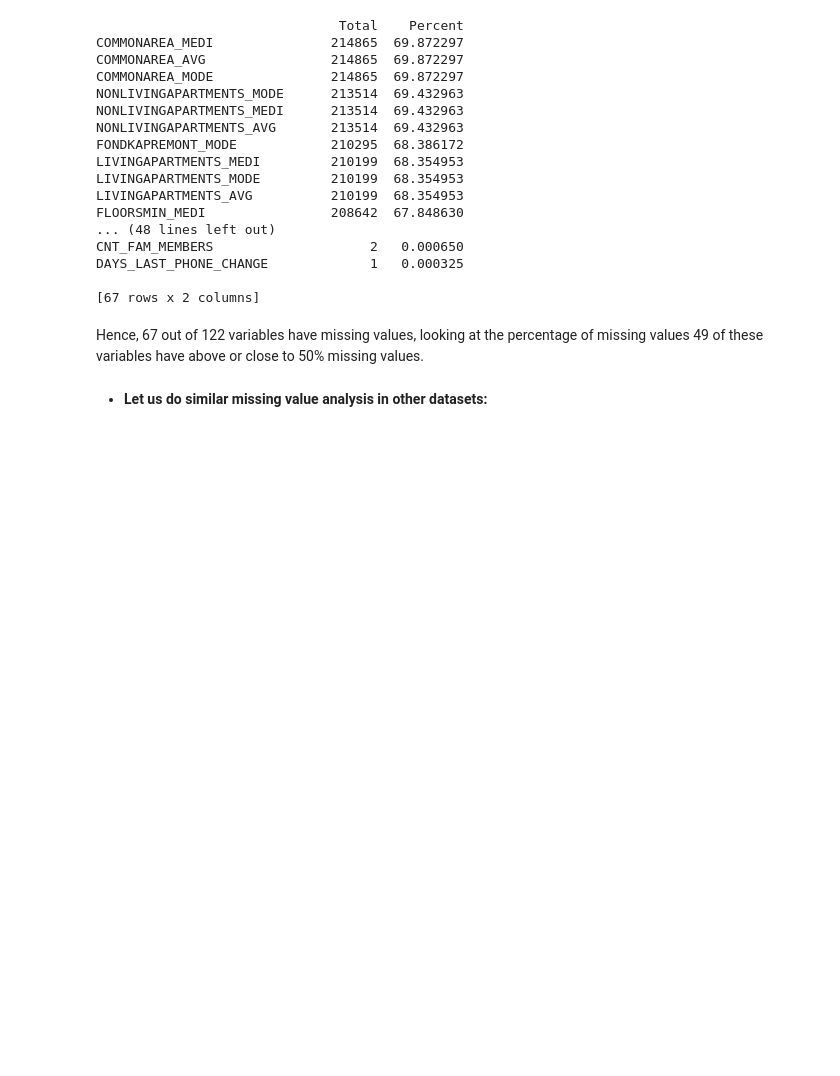
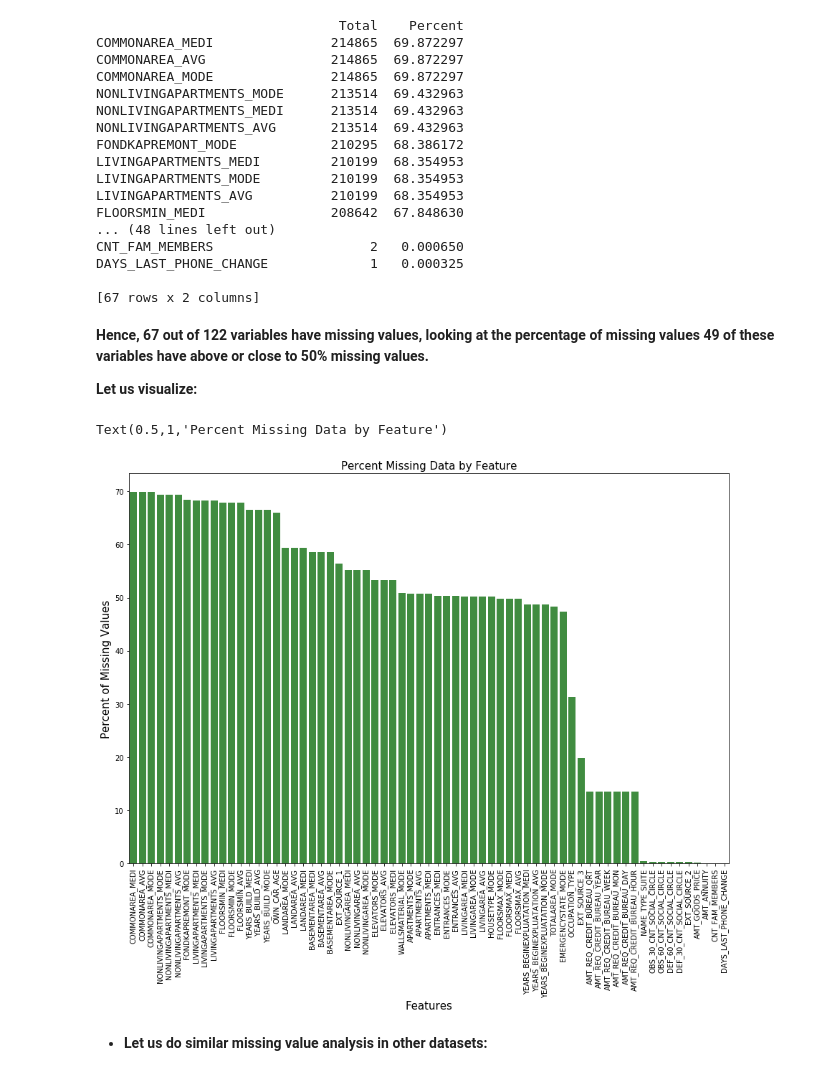
Before and after one commit to seviezgi/Project, a Jupyter notebook: Capstone/Datawrangling.ipynb, the cells around one changed output. Cells and saved outputs as stored; diff of their text form; code cells hidden in the pictures; blank space fills up the shorter version.

```diff
--- a/Capstone/Datawrangling.ipynb
+++ b/Capstone/Datawrangling.ipynb
@@ -243,7 +257,20 @@ DAYS_LAST_PHONE_CHANGE             1   0.000325
 
 [67 rows x 2 columns]
 # %% [markdown]
-Hence, 67 out of 122 variables have missing values, looking at the percentage of missing values 49 of these variables have above or close to 50% missing values.
+**Hence, 67 out of 122 variables have missing values, looking at the percentage of missing values 49 of these variables have above or close to 50% missing values.**
+
+**Let us visualize:**
+# %%
+ms= missing_app_train[missing_app_train["Percent"] > 0]
+x,y= plt.subplots(figsize=(15,10))
+plt.xticks(rotation='90')
+fig=sns.barplot(ms.index, ms["Percent"],color="green",alpha=0.8)
+plt.xlabel('Features', fontsize=15)
+plt.ylabel('Percent of Missing Values', fontsize=15)
+plt.title('Percent Missing Data by Feature', fontsize=15)
+# %% [output]
+Text(0.5,1,'Percent Missing Data by Feature')
+[figure, added]
 # %% [markdown]
 + **Let us do similar missing value analysis in other datasets:**
 # %%
```
Also changed, not shown: parts of 38 cells of this notebook.
